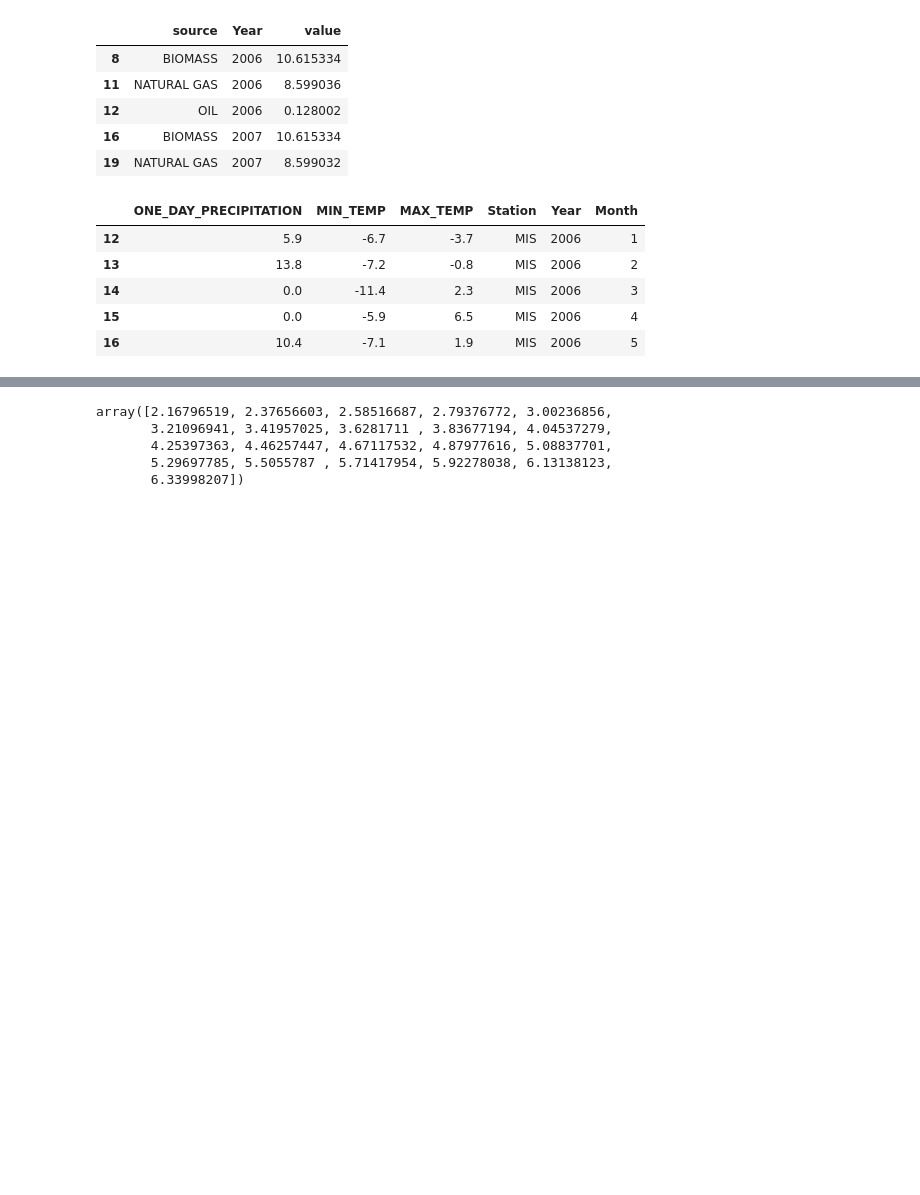
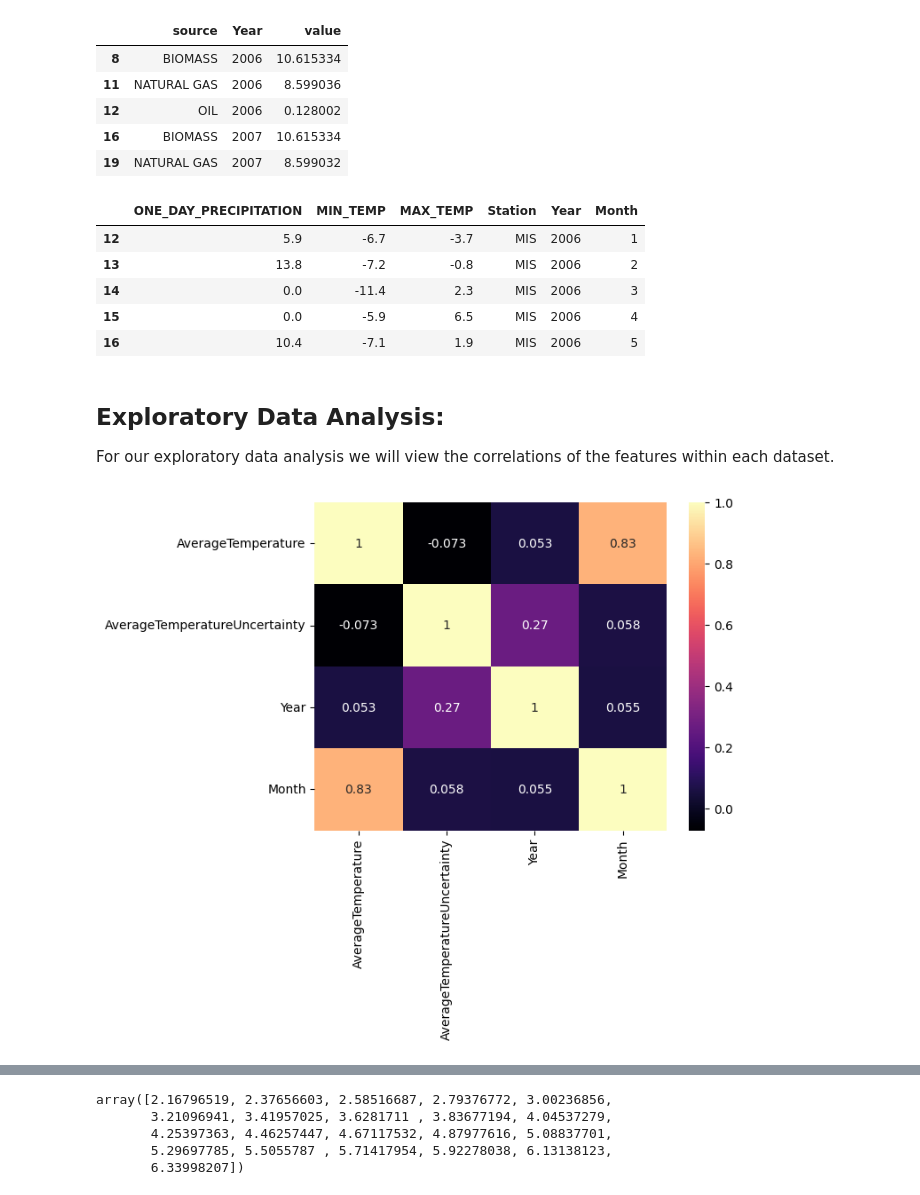
Before and after one commit to mcgillies/CPSC368, a Jupyter notebook: DataAnalysis.ipynb, the cells around one changed output, grey strips where cells are left out. Drawn from its saved outputs; the diff is of its cells as text; code cells hidden in the pictures; blank space fills up the shorter version.

Commit message:
added correlation plots & questions for rest of group

```diff
--- a/DataAnalysis.ipynb
+++ b/DataAnalysis.ipynb
@@ -55,3 +70,18 @@ precipitation.head()
 | 14 | 0.0 | -11.4 | 2.3 | MIS | 2006 | 3 |
 | 15 | 0.0 | -5.9 | 6.5 | MIS | 2006 | 4 |
 | 16 | 10.4 | -7.1 | 1.9 | MIS | 2006 | 5 |
+# %% [markdown]
+## Exploratory Data Analysis:
+For our exploratory data analysis we will view the correlations of the features within each dataset.
+# %%
+# some code from: https://seaborn.pydata.org/generated/seaborn.heatmap.html
+def plot_corr(df):
+    # Parameters:
+    # df: pd.DataFrame -> the dataframe to be plotted
+    # returns a seaborn heatmap representing the correlations of the features
+
+    sn.heatmap(df.corr(), cmap = 'magma', annot = True)
+# %%
+plot_corr(earthtemp)
+# %% [output]
+[figure, added]
```
Also changed, not shown: parts of 9 cells of this notebook.
